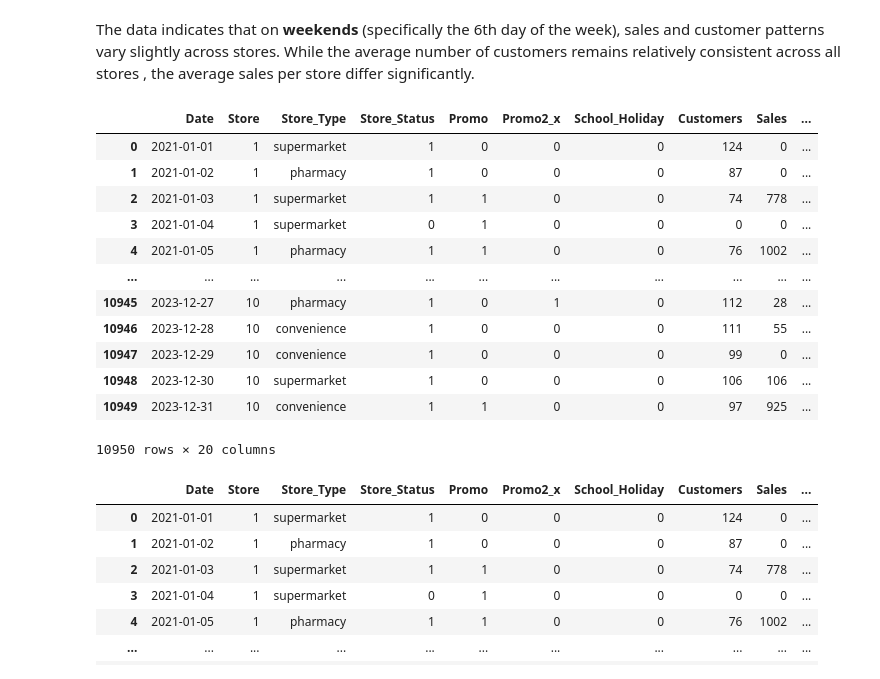
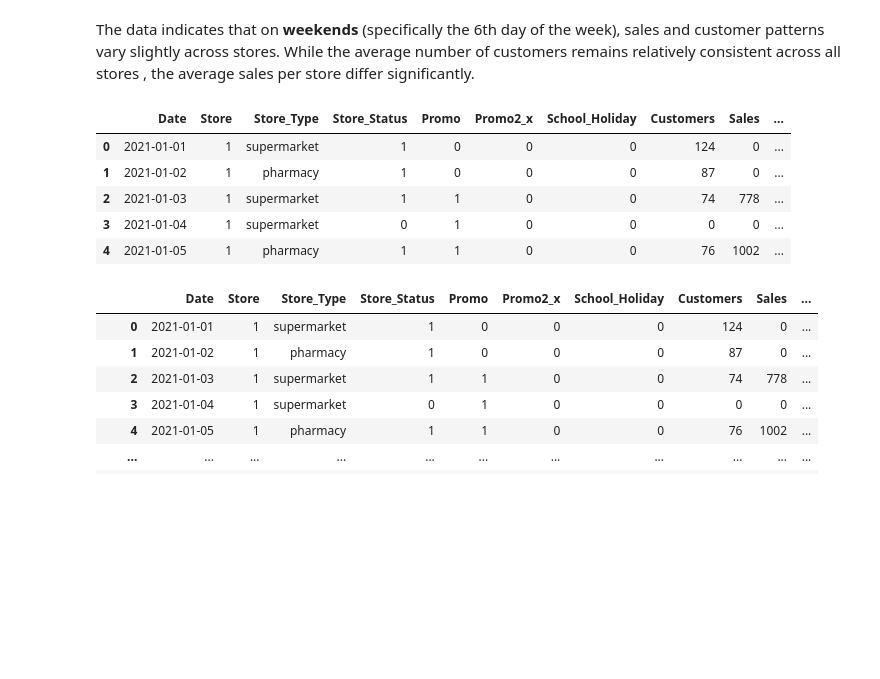
Before and after one commit to helinatefera/10xWeek4, a Jupyter notebook: notebooks/task_1.ipynb, the cells around one changed output. Saved outputs shown, nothing was run; the diff lists cells and outputs as text; code cells hidden in the pictures; blank space fills up the shorter version.

```diff
--- a/notebooks/task_1.ipynb
+++ b/notebooks/task_1.ipynb
@@ -370,21 +370,14 @@ The data indicates that on **weekends** (specifically the 6th day of the week),
 # %%
 merged_data = pd.merge(clean_data, data, on='Store', how='left')
 # %%
-merged_data
+merged_data.head()
 # %% [output]
 |  | Date | Store | Store_Type | Store_Status | Promo | Promo2_x | School_Holiday | Customers | Sales | ... |
 | 0 | 2021-01-01 | 1 | supermarket | 1 | 0 | 0 | 0 | 124 | 0 | ... |
 | 1 | 2021-01-02 | 1 | pharmacy | 1 | 0 | 0 | 0 | 87 | 0 | ... |
 | 2 | 2021-01-03 | 1 | supermarket | 1 | 1 | 0 | 0 | 74 | 778 | ... |
 | 3 | 2021-01-04 | 1 | supermarket | 0 | 1 | 0 | 0 | 0 | 0 | ... |
 | 4 | 2021-01-05 | 1 | pharmacy | 1 | 1 | 0 | 0 | 76 | 1002 | ... |
-| ... | ... | ... | ... | ... | ... | ... | ... | ... | ... | ... |
-| 10945 | 2023-12-27 | 10 | pharmacy | 1 | 0 | 1 | 0 | 112 | 28 | ... |
-| 10946 | 2023-12-28 | 10 | convenience | 1 | 0 | 0 | 0 | 111 | 55 | ... |
-| 10947 | 2023-12-29 | 10 | convenience | 1 | 0 | 0 | 0 | 99 | 0 | ... |
-| 10948 | 2023-12-30 | 10 | supermarket | 1 | 0 | 0 | 0 | 106 | 106 | ... |
-| 10949 | 2023-12-31 | 10 | convenience | 1 | 1 | 0 | 0 | 97 | 925 | ... |
-10950 rows × 20 columns
 # %%
 assortment_analysis = merged_data.groupby('Assortment').agg(
     avg_sales=('Sales', 'mean'),
```
Also changed, not shown: parts of 2 cells of this notebook.
